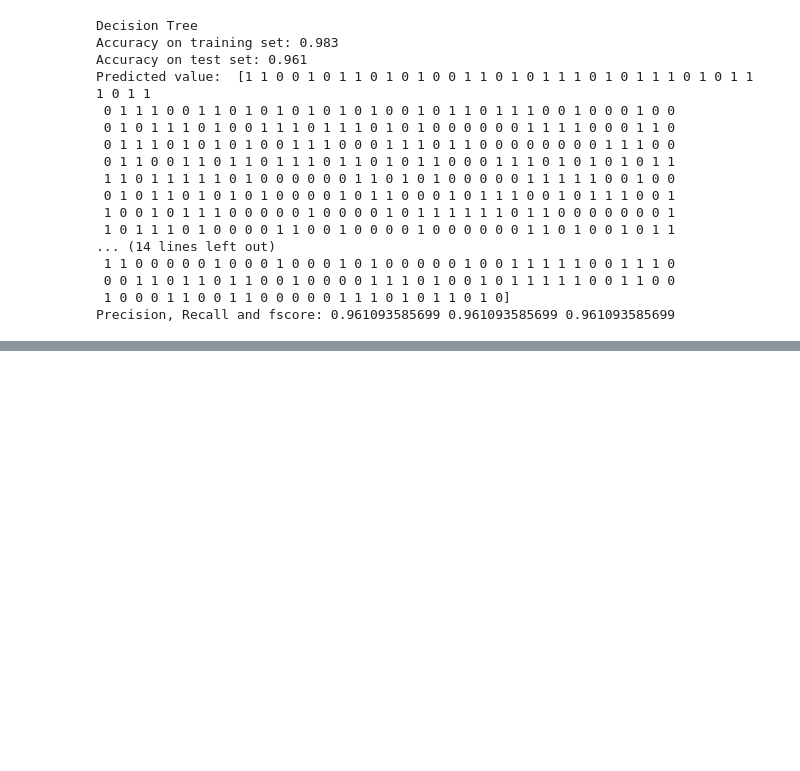
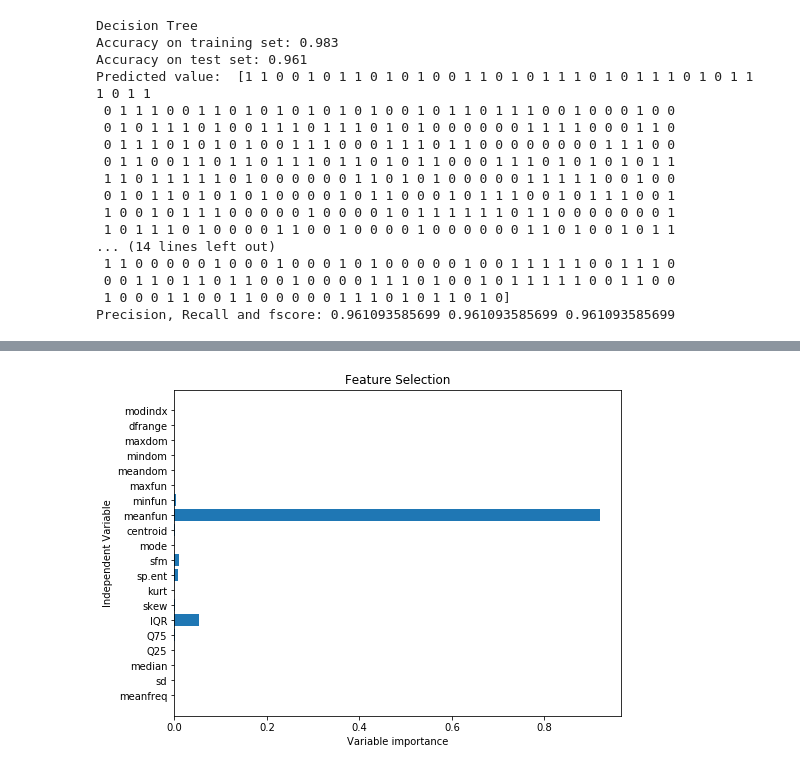
Before and after one commit to singhamanraj/Gender-Voice-Recognition_Machine-Learning, a Jupyter notebook: MLProject -VoiceRecognition.ipynb, the cells around one changed output, grey strips where cells are left out. Drawn from its saved outputs; the diff is of its cells as text; code cells hidden in the pictures; blank space fills up the shorter version.

Commit message:
Added Random forest algorithm and SVM and some graphs

```diff
--- a/MLProject -VoiceRecognition.ipynb
+++ b/MLProject -VoiceRecognition.ipynb
@@ -156,3 +156,18 @@ Predicted value:  [1 1 0 0 1 0 1 1 0 1 0 1 0 0 1 1 0 1 0 1 1 1 0 1 0 1 1 1 0 1 0
  0 0 1 1 0 1 1 0 1 1 0 0 1 0 0 0 0 1 1 1 0 1 0 0 1 0 1 1 1 1 1 0 0 1 1 0 0
  1 0 0 0 1 1 0 0 1 1 0 0 0 0 0 1 1 1 0 1 0 1 1 0 1 0]
 Precision, Recall and fscore: 0.961093585699 0.961093585699 0.961093585699
+# %%
+#Train random forest model
+
+forest = RandomForestClassifier(n_estimators=5, random_state=0)
+forest.fit(X_train_std, y_train)
+
+print("Random Forest")
+print("Accuracy on training set: {:.3f}".format(forest.score(X_train_std, y_train)))
+print("Accuracy on test set: {:.3f}".format(forest.score(X_test_std, y_test)))
+
+y_pred_forest = forest.predict(X_test_std)
+print("Predicted value: ",y_pred_forest)
+
+precision, recall, fscore, support = precision_recall_fscore_support(y_test, y_pred_forest, average='micro')
+print("Precision, Recall and fscore:",precision, recall, fscore,)
@@ -158,0 +192,15 @@ Precision, Recall and fscore: 0.961093585699 0.961093585699 0.961093585699
+# %%
+#Train support vector machine model
+
+svm = SVC()
+svm.fit(X_train_std, y_train)
+
+print("Support Vector Machine")
+print("Accuracy on training set: {:.3f}".format(svm.score(X_train_std, y_train)))
+print("Accuracy on test set: {:.3f}".format(svm.score(X_test_std, y_test)))
+
+y_pred_sm = svm.predict(X_test_std)
+print("Predicted value: ",y_pred_sm)
+
+precision, recall, fscore, support = precision_recall_fscore_support(y_test, y_pred_sm, average='micro')
+print("Precision, Recall and fscore:",precision, recall, fscore,)
@@ -158,0 +225,15 @@ Precision, Recall and fscore: 0.961093585699 0.961093585699 0.961093585699
+# %%
+#Plot the graph for feature selection for decision tree and random forest
+def plot_feature_importances_mydata(model):
+    n_features = X_train_std.shape[1]
+    plt.figure(figsize=(8,6))
+    plt.barh(range(n_features), model.feature_importances_, align='center')
+    plt.yticks(np.arange(n_features), list(data))
+    plt.title("Feature Selection")
+    plt.xlabel("Variable importance")
+    plt.ylabel("Independent Variable")
+    plt.show()
+# %%
+plot_feature_importances_mydata(tree)
+# %% [output]
+[figure, added]
```
Also changed, not shown: parts of 3 cells of this notebook.
